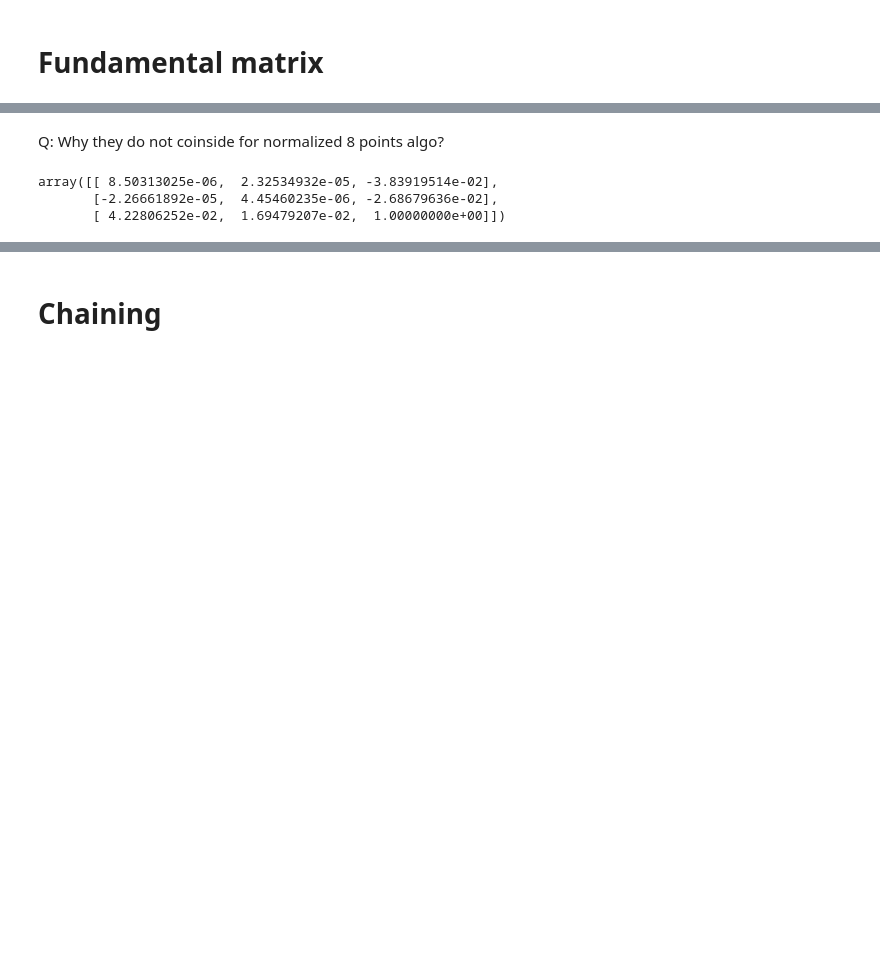
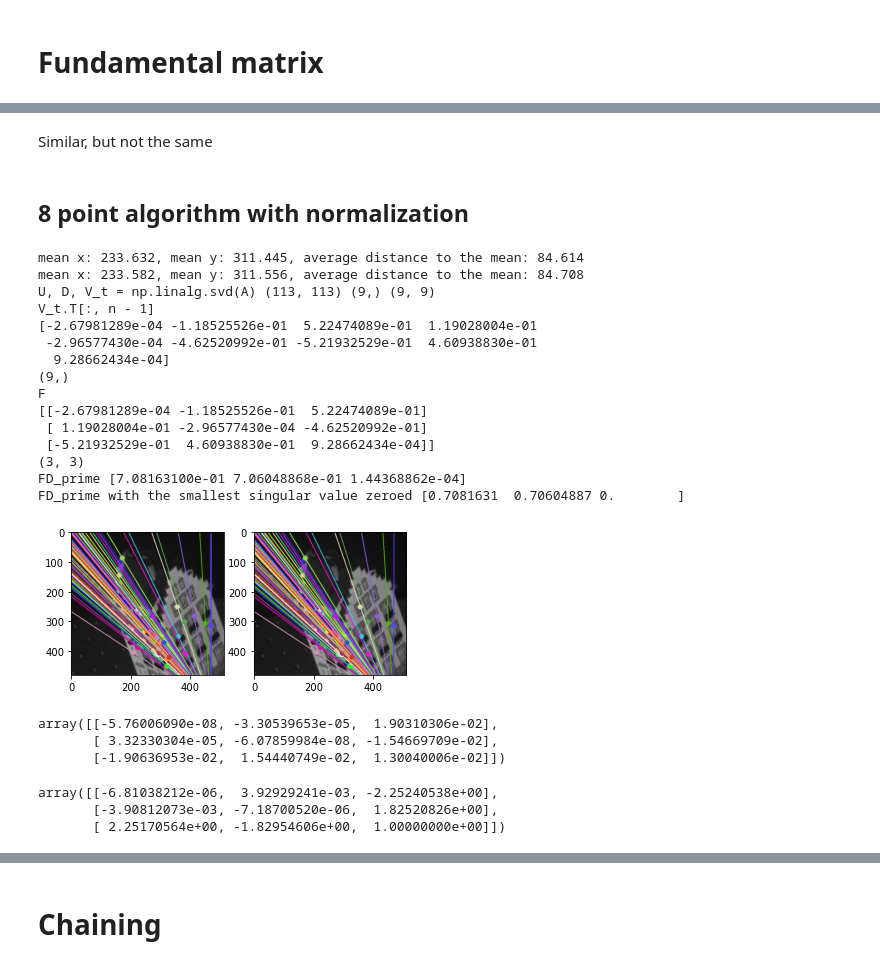
Before and after one commit to OlegBEZb/CV2_UVA_assignments, a Jupyter notebook: assignment2/src/detailed_experiments.ipynb, the cells around one changed output, grey strips where cells are left out. Drawn from its saved outputs; the diff is of its cells as text; code cells hidden in the pictures; blank space fills up the shorter version.

```diff
--- a/assignment2/src/detailed_experiments.ipynb
+++ b/assignment2/src/detailed_experiments.ipynb
@@ -167,8 +202,49 @@ array([[-7.20007131e-06,  1.79487145e-05, -1.19821547e-02],
-# %% [markdown]
-Q: Why they do not coinside for normalized 8 points algo?
-# %%
-cv.findFundamentalMat(np.float32(matched_points1), np.float32(matched_points2), cv.FM_LMEDS)[0]
-# %% [output]
-array([[ 8.50313025e-06,  2.32534932e-05, -3.83919514e-02],
-       [-2.26661892e-05,  4.45460235e-06, -2.68679636e-02],
-       [ 4.22806252e-02,  1.69479207e-02,  1.00000000e+00]])
+# %% [markdown]
+Similar, but not the same
+# %% [markdown]
+## 8 point algorithm with normalization
+# %%
+# 8 point algorithm with normalization
+F = get_fundamental_matrix(matched_points1, matched_points2, normalize=True)
+lines1 = cv.computeCorrespondEpilines(np.array(matched_points1), 2, F)
+lines1 = lines1.reshape(-1, 3)
+img5, _ = drawlines(image1, image2, lines1,
+                    matched_points1, matched_points2, colors)
+lines2 = cv.computeCorrespondEpilines(np.array(matched_points2), 1, F)
+lines2 = lines2.reshape(-1, 3)
+img3, _ = drawlines(image2, image1, lines2,
+                    matched_points2, matched_points1, colors)
+plt.subplot(121), plt.imshow(img5)
+plt.subplot(122), plt.imshow(img3)
+final = cv.hconcat((img5, img3))
+cv.imwrite('../images/8point_normalized.png', final)
+plt.show()
+# %% [output]
+mean x: 233.632, mean y: 311.445, average distance to the mean: 84.614
+mean x: 233.582, mean y: 311.556, average distance to the mean: 84.708
+U, D, V_t = np.linalg.svd(A) (113, 113) (9,) (9, 9)
+V_t.T[:, n - 1]
+[-2.67981289e-04 -1.18525526e-01  5.22474089e-01  1.19028004e-01
+ -2.96577430e-04 -4.62520992e-01 -5.21932529e-01  4.60938830e-01
+  9.28662434e-04]
+(9,)
+F
+[[-2.67981289e-04 -1.18525526e-01  5.22474089e-01]
+ [ 1.19028004e-01 -2.96577430e-04 -4.62520992e-01]
+ [-5.21932529e-01  4.60938830e-01  9.28662434e-04]]
+(3, 3)
+FD_prime [7.08163100e-01 7.06048868e-01 1.44368862e-04]
+FD_prime with the smallest singular value zeroed [0.7081631  0.70604887 0.        ]
+[figure, added]
+# %%
+F
+# %% [output]
+array([[-5.76006090e-08, -3.30539653e-05,  1.90310306e-02],
+       [ 3.32330304e-05, -6.07859984e-08, -1.54669709e-02],
+       [-1.90636953e-02,  1.54440749e-02,  1.30040006e-02]])
+# %%
+F_cv
+# %% [output]
+array([[-6.81038212e-06,  3.92929241e-03, -2.25240538e+00],
+       [-3.90812073e-03, -7.18700520e-06,  1.82520826e+00],
+       [ 2.25170564e+00, -1.82954606e+00,  1.00000000e+00]])
```
Also changed, not shown: parts of 30 cells of this notebook, 5 other files.
